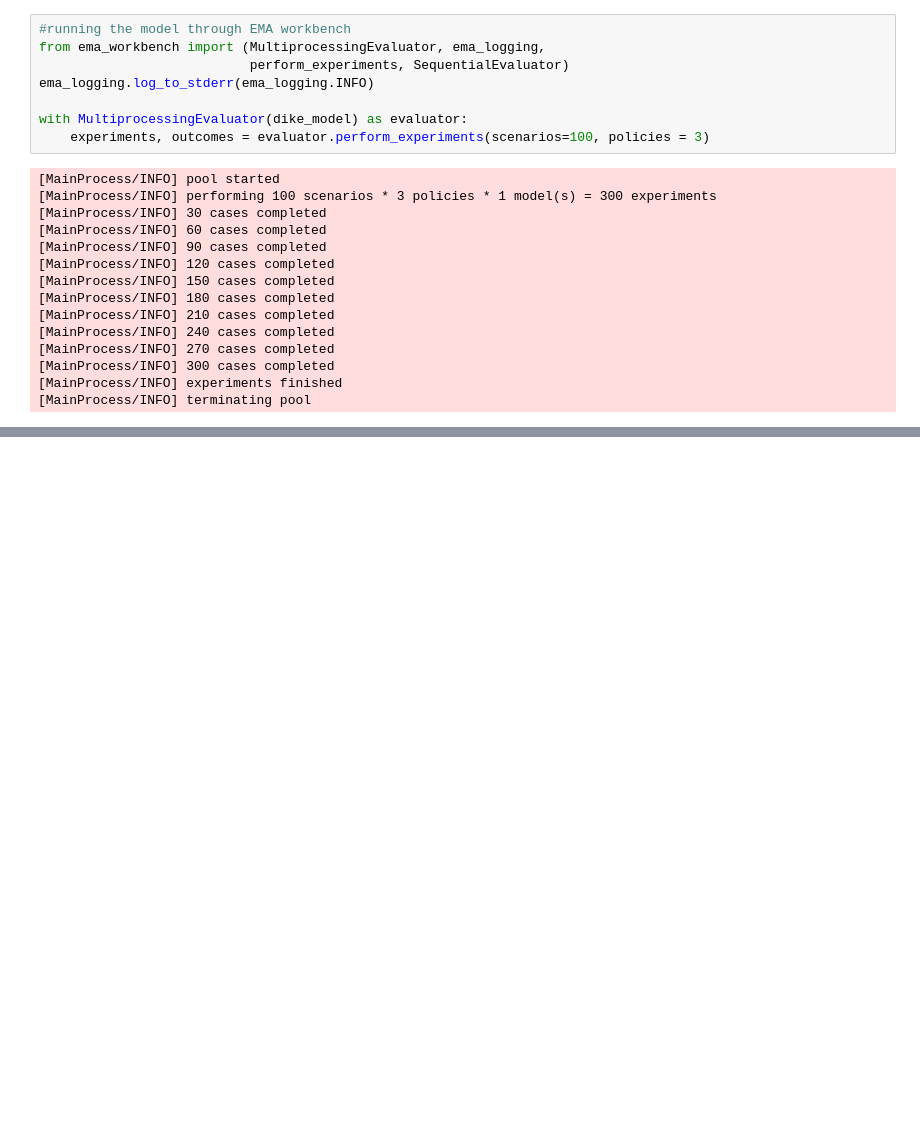
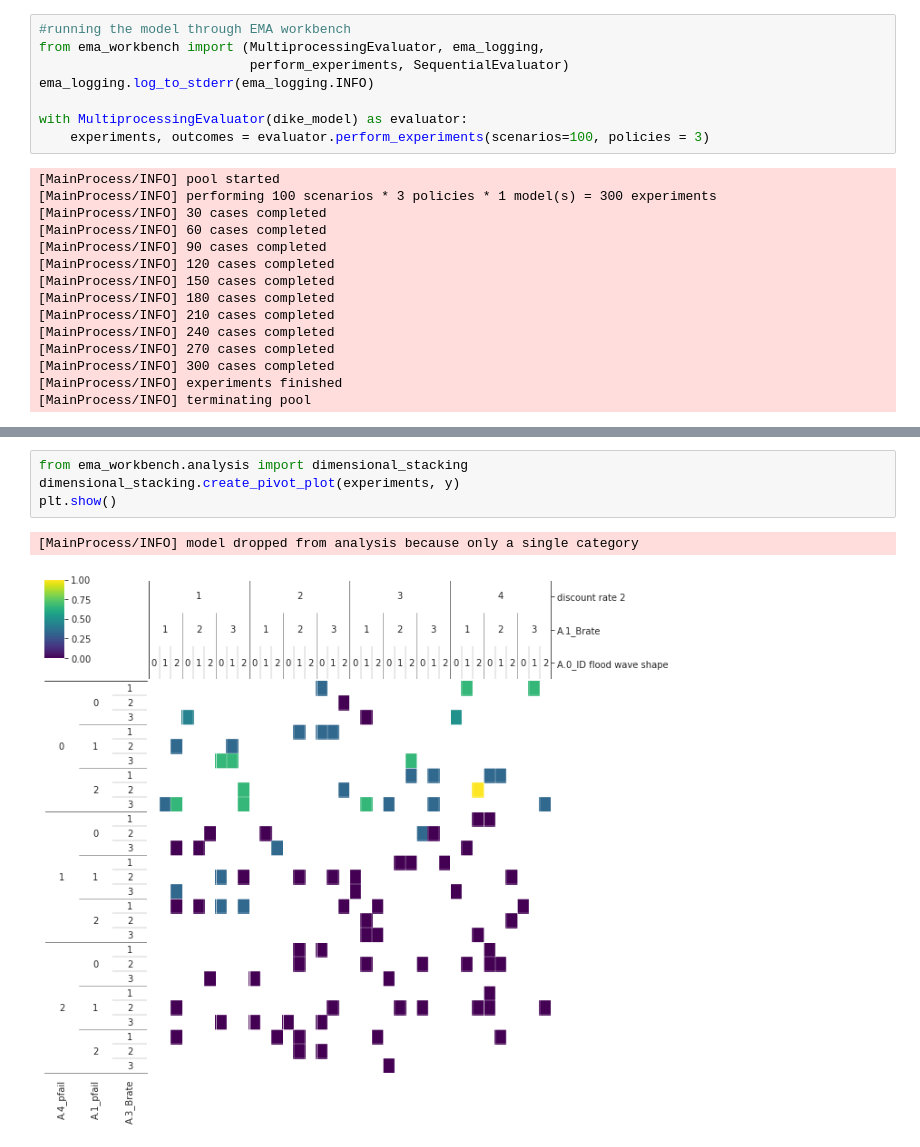
Before and after one commit to ArieTieszoon/ModelBasedDecisionMaking_G18, a Jupyter notebook: Give files/Week 2.ipynb, the cells around one changed output, grey strips where cells are left out. Saved outputs shown, nothing was run; the diff lists cells and outputs as text; blank space fills up the shorter version.

```diff
--- a/Give files/Week 2.ipynb
+++ b/Give files/Week 2.ipynb
@@ -91,0 +92,7 @@ fig = box1.show_pairs_scatter()
+# %%
+from ema_workbench.analysis import dimensional_stacking
+dimensional_stacking.create_pivot_plot(experiments, y)
+plt.show()
+# %% [output]
+[MainProcess/INFO] model dropped from analysis because only a single category
+[figure, added]
```
Also changed, not shown: parts of 4 cells of this notebook, 3 other files.
